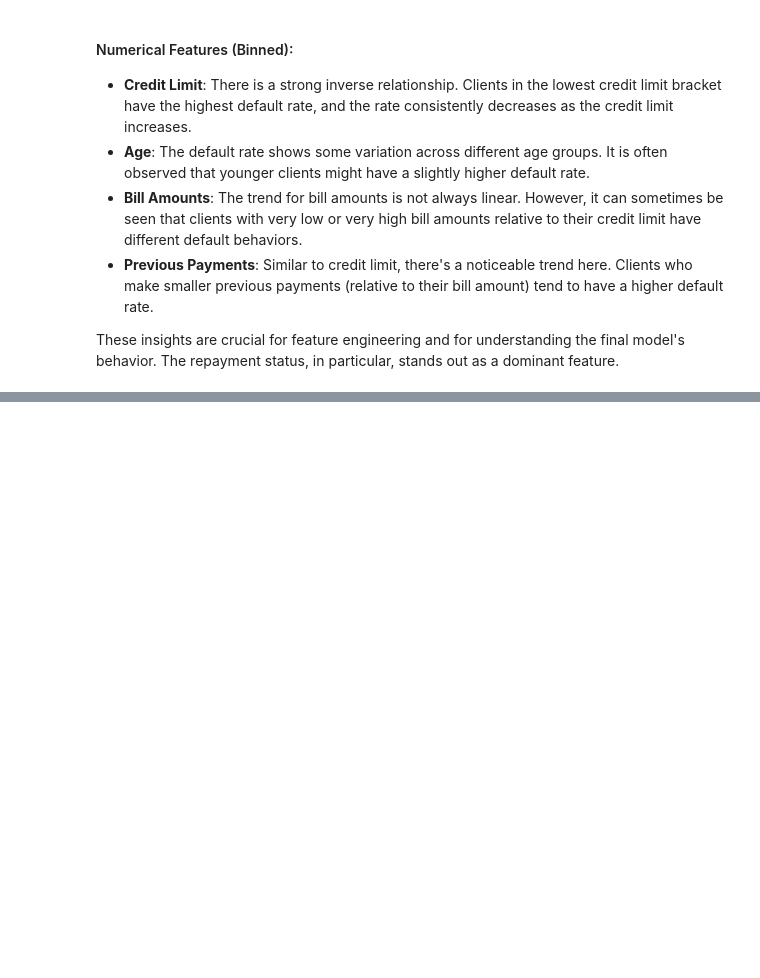
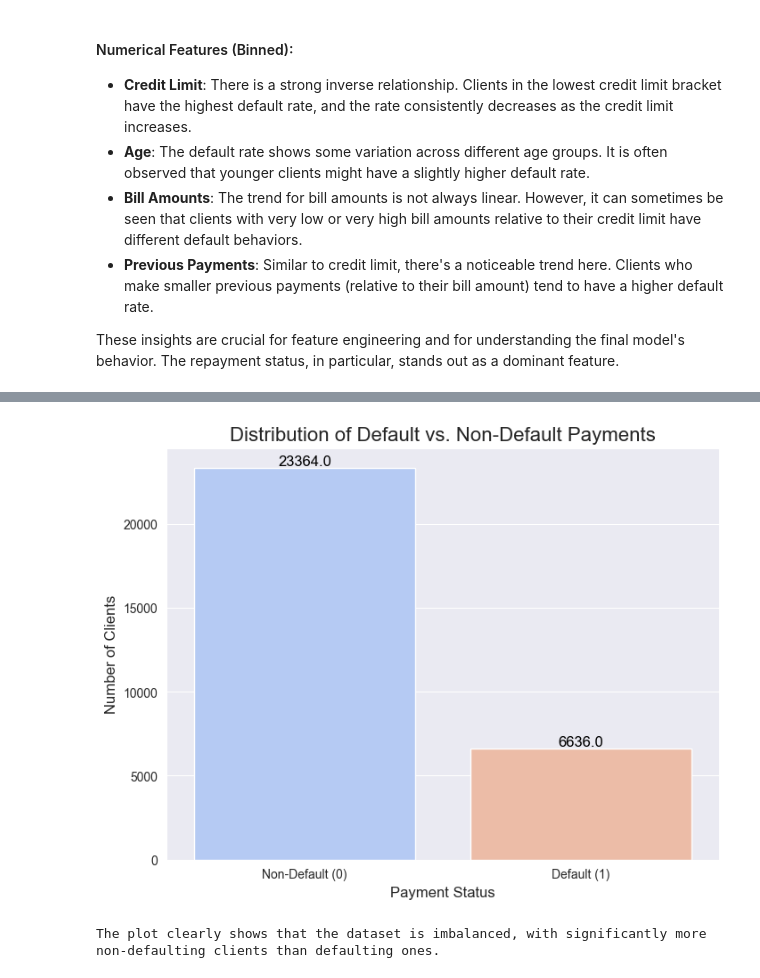
Before and after one commit to licyambrose/CreditCardDefault, a Jupyter notebook: creditcarddefault.ipynb, the cells around one changed output, grey strips where cells are left out. Drawn from its saved outputs; the diff is of its cells as text; code cells hidden in the pictures; blank space fills up the shorter version.

```diff
--- a/creditcarddefault.ipynb
+++ b/creditcarddefault.ipynb
@@ -388,0 +407,20 @@ These insights are crucial for feature engineering and for understanding the fin
+# %%
+# Plotting the distribution of the target variable
+plt.figure(figsize=(8, 6))
+ax = sns.countplot(x='Default_Payment', data=data, hue='Default_Payment', palette='coolwarm', legend=False)
+plt.title('Distribution of Default vs. Non-Default Payments', fontsize=16)
+plt.xlabel('Payment Status', fontsize=12)
+plt.ylabel('Number of Clients', fontsize=12)
+plt.xticks(ticks=[0, 1], labels=['Non-Default (0)', 'Default (1)'])
+
+# Adding the count on top of the bars
+for p in ax.patches:
+    ax.annotate(f'{p.get_height()}', (p.get_x() + p.get_width() / 2., p.get_height()),
+                ha='center', va='center', fontsize=12, color='black', xytext=(0, 5),
+                textcoords='offset points')
+plt.show()
+
+print("The plot clearly shows that the dataset is imbalanced, with significantly more non-defaulting clients than defaulting ones.")
+# %% [output]
+[figure, added]
+The plot clearly shows that the dataset is imbalanced, with significantly more non-defaulting clients than defaulting ones.
```
Also changed, not shown: parts of 2 cells of this notebook.
